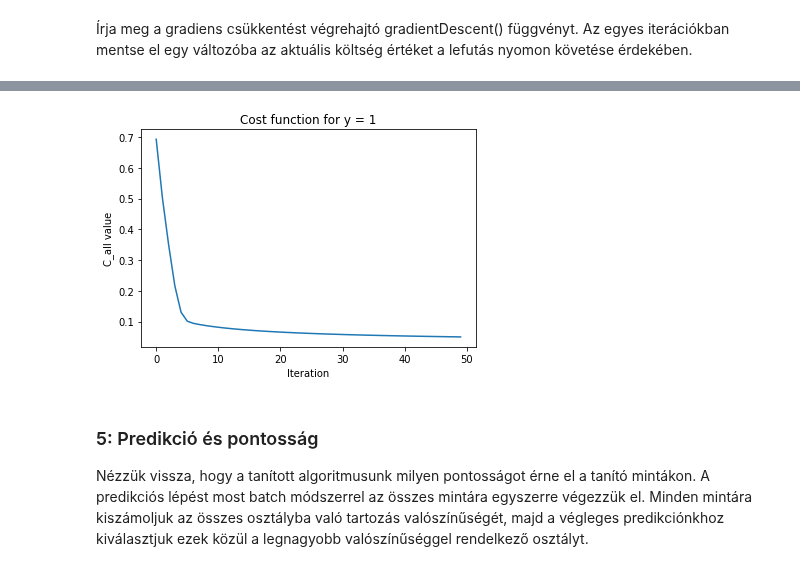
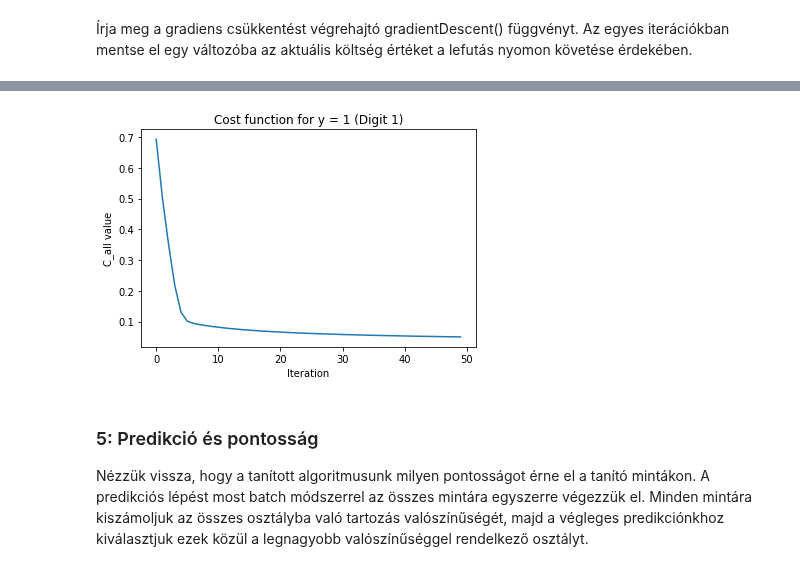
Before and after one commit to Fortuz/MIKRO_lab, a Jupyter notebook: AdaptiveRoboLabor/Jupyter/L05_MulticlassClassification_OneVsAll/L05 - Többosztályos klasszifikáció - Egy vs Többi (One vs All).ipynb, the cells around one changed output, grey strips where cells are left out. Saved outputs shown, nothing was run; the diff lists cells and outputs as text; code cells hidden in the pictures.

```diff
--- a/AdaptiveRoboLabor/Jupyter/L05_MulticlassClassification_OneVsAll/L05 - Többosztályos klasszifikáció - Egy vs Többi (One vs All).ipynb
+++ b/AdaptiveRoboLabor/Jupyter/L05_MulticlassClassification_OneVsAll/L05 - Többosztályos klasszifikáció - Egy vs Többi (One vs All).ipynb
@@ -163,16 +163,16 @@ def oneVsAll(X, Y, num_labels, Lambda):                                     # On
 # %%
 Lambda = 0.1
 num_labels = 10
 
 w_all, C_all = oneVsAll(X,Y,num_labels,Lambda)
 
 plt.plot(C_all[0])
-plt.title("Cost function for y = 1")
+plt.title("Cost function for y = 1 (Digit 1)")
 plt.xlabel("Iteration")
 plt.ylabel("C_all value")
 plt.show()
 # %% [output]
-[figure, old version]
+[figure, new version]
 # %% [markdown]
 ### 5: Predikció és pontosság
 
```
Also changed, not shown: 4 other files.
